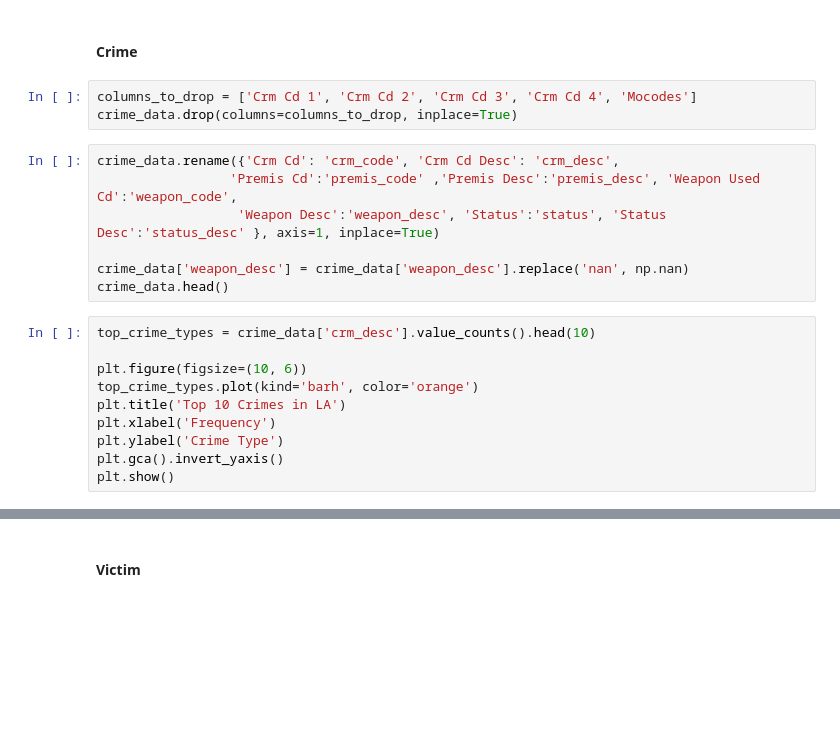
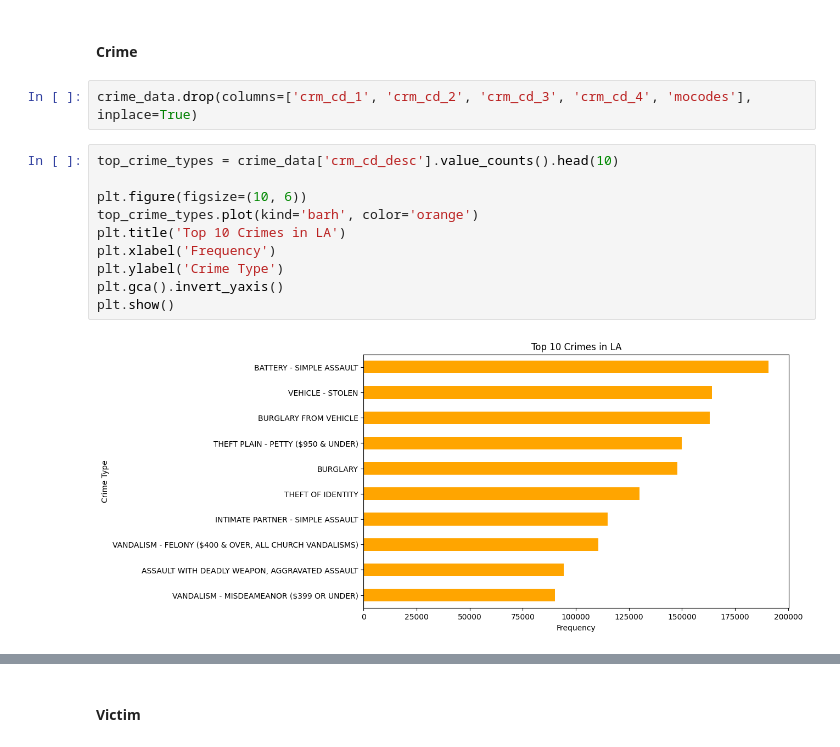
Before and after one commit to iremhttp/CrimeDetection, a Jupyter notebook: main.ipynb, the cells around one changed output, grey strips where cells are left out. Saved outputs shown, nothing was run; the diff lists cells and outputs as text; blank space fills up the shorter version.

```diff
--- a/main.ipynb
+++ b/main.ipynb
@@ -170,24 +239,18 @@ plt.show()
 # %% [markdown]
 #### Crime
 # %%
-columns_to_drop = ['Crm Cd 1', 'Crm Cd 2', 'Crm Cd 3', 'Crm Cd 4', 'Mocodes']
-crime_data.drop(columns=columns_to_drop, inplace=True)
+crime_data.drop(columns=['crm_cd_1', 'crm_cd_2', 'crm_cd_3', 'crm_cd_4', 'mocodes'], inplace=True)
-# %%
-crime_data.rename({'Crm Cd': 'crm_code', 'Crm Cd Desc': 'crm_desc',
-                 'Premis Cd':'premis_code' ,'Premis Desc':'premis_desc', 'Weapon Used Cd':'weapon_code',
-                  'Weapon Desc':'weapon_desc', 'Status':'status', 'Status Desc':'status_desc' }, axis=1, inplace=True)
-
-crime_data['weapon_desc'] = crime_data['weapon_desc'].replace('nan', np.nan)
-crime_data.head()
 # %%
-top_crime_types = crime_data['crm_desc'].value_counts().head(10)
+top_crime_types = crime_data['crm_cd_desc'].value_counts().head(10)
 
 plt.figure(figsize=(10, 6))
 top_crime_types.plot(kind='barh', color='orange')
 plt.title('Top 10 Crimes in LA')
 plt.xlabel('Frequency')
 plt.ylabel('Crime Type')
 plt.gca().invert_yaxis()
 plt.show()
+# %% [output]
+[figure, added]
 # %%
 crime_data['weapon_desc'].value_counts()
```
Also changed, not shown: parts of 46 cells of this notebook, 1 other file.
